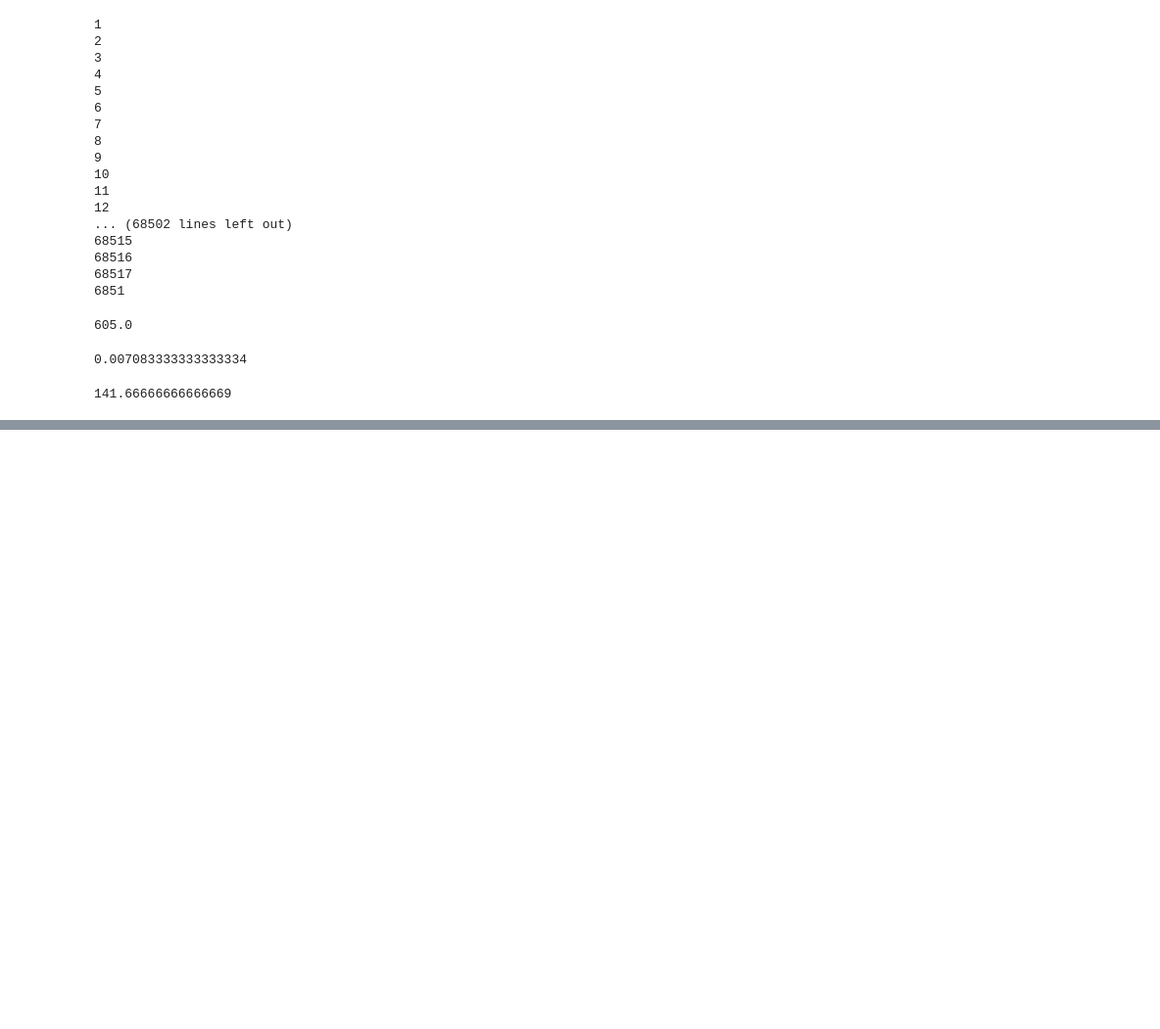
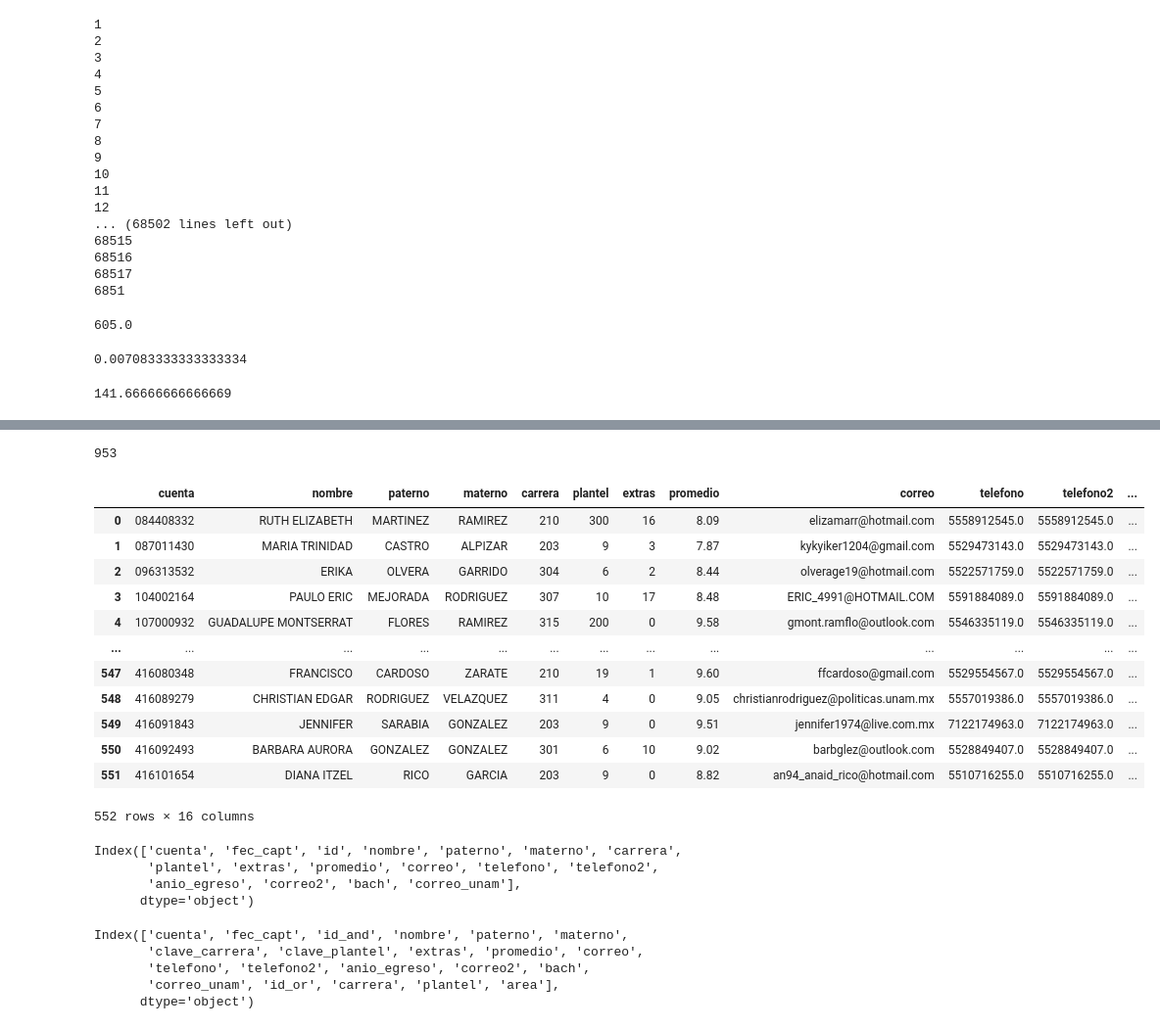
Before and after one commit to icelisipcom/PVE-polls, a Jupyter notebook: notebook.ipynb, the cells around one changed output, grey strips where cells are left out. Shown at 98% size. Cells and saved outputs as stored; diff of their text form; code cells hidden in the pictures; blank space fills up the shorter version.

```diff
--- a/notebook.ipynb
+++ b/notebook.ipynb
@@ -86,0 +198,38 @@ cnx.commit()
+# %%
+inconclusos=encuestas_incompletas[['cuenta','fec_capt']].merge(egresados,how='inner',on='cuenta')
+index_for_drop=inconclusos[inconclusos['cuenta'].isin(encuestas_completas['cuenta'].unique())].index
+inconclusos.drop(index_for_drop , inplace=True)
+inconclusos['fec_capt'] = pd.to_datetime(inconclusos['fec_capt'])
+inconclusos.groupby(['cuenta', 'nombre', 'paterno', 'materno', 'carrera',
+       'plantel', 'extras', 'promedio', 'correo', 'telefono', 'telefono2',
+       'anio_egreso', 'correo2', 'bach', 'correo_unam'], as_index=False)['fec_capt'].max()
+# %%
+len(inconclusos['cuenta'].unique())
+# %% [output]
+953
+# %%
+inconclusos['fec_capt'] = pd.to_datetime(inconclusos['fec_capt'])
+inconclusos.groupby(['cuenta', 'nombre', 'paterno', 'materno', 'carrera',
+       'plantel', 'extras', 'promedio', 'correo', 'telefono', 'telefono2',
+       'anio_egreso', 'correo2', 'bach', 'correo_unam'], as_index=False)['fec_capt'].max()
+# %% [output]
+|  | cuenta | nombre | paterno | materno | carrera | plantel | extras | promedio | correo | telefono | telefono2 | ... |
+| 0 | 084408332 | RUTH ELIZABETH | MARTINEZ | RAMIREZ | 210 | 300 | 16 | 8.09 | elizamarr@hotmail.com | 5558912545.0 | 5558912545.0 | ... |
+| 1 | 087011430 | MARIA TRINIDAD | CASTRO | ALPIZAR | 203 | 9 | 3 | 7.87 | kykyiker1204@gmail.com | 5529473143.0 | 5529473143.0 | ... |
+| 2 | 096313532 | ERIKA | OLVERA | GARRIDO | 304 | 6 | 2 | 8.44 | olverage19@hotmail.com | 5522571759.0 | 5522571759.0 | ... |
+| 3 | 104002164 | PAULO ERIC | MEJORADA | RODRIGUEZ | 307 | 10 | 17 | 8.48 | ERIC_4991@HOTMAIL.COM | 5591884089.0 | 5591884089.0 | ... |
+| 4 | 107000932 | GUADALUPE MONTSERRAT | FLORES | RAMIREZ | 315 | 200 | 0 | 9.58 | gmont.ramflo@outlook.com | 5546335119.0 | 5546335119.0 | ... |
+| ... | ... | ... | ... | ... | ... | ... | ... | ... | ... | ... | ... | ... |
+| 547 | 416080348 | FRANCISCO | CARDOSO | ZARATE | 210 | 19 | 1 | 9.60 | ffcardoso@gmail.com | 5529554567.0 | 5529554567.0 | ... |
+| 548 | 416089279 | CHRISTIAN EDGAR | RODRIGUEZ | VELAZQUEZ | 311 | 4 | 0 | 9.05 | christianrodriguez@politicas.unam.mx | 5557019386.0 | 5557019386.0 | ... |
+| 549 | 416091843 | JENNIFER | SARABIA | GONZALEZ | 203 | 9 | 0 | 9.51 | jennifer1974@live.com.mx | 7122174963.0 | 7122174963.0 | ... |
+| 550 | 416092493 | BARBARA AURORA | GONZALEZ | GONZALEZ | 301 | 6 | 10 | 9.02 | barbglez@outlook.com | 5528849407.0 | 5528849407.0 | ... |
+| 551 | 416101654 | DIANA ITZEL | RICO | GARCIA | 203 | 9 | 0 | 8.82 | an94_anaid_rico@hotmail.com | 5510716255.0 | 5510716255.0 | ... |
+552 rows × 16 columns
+# %%
+inconclusos.columns
+# %% [output]
+Index(['cuenta', 'fec_capt', 'id', 'nombre', 'paterno', 'materno', 'carrera',
+       'plantel', 'extras', 'promedio', 'correo', 'telefono', 'telefono2',
+       'anio_egreso', 'correo2', 'bach', 'correo_unam'],
+      dtype='object')
@@ -86,0 +243,8 @@ cnx.commit()
+# %%
+result.columns
+# %% [output]
+Index(['cuenta', 'fec_capt', 'id_and', 'nombre', 'paterno', 'materno',
+       'clave_carrera', 'clave_plantel', 'extras', 'promedio', 'correo',
+       'telefono', 'telefono2', 'anio_egreso', 'correo2', 'bach',
+       'correo_unam', 'id_or', 'carrera', 'plantel', 'area'],
+      dtype='object')
```
Also changed, not shown: parts of 4 cells of this notebook, 1 other file.
